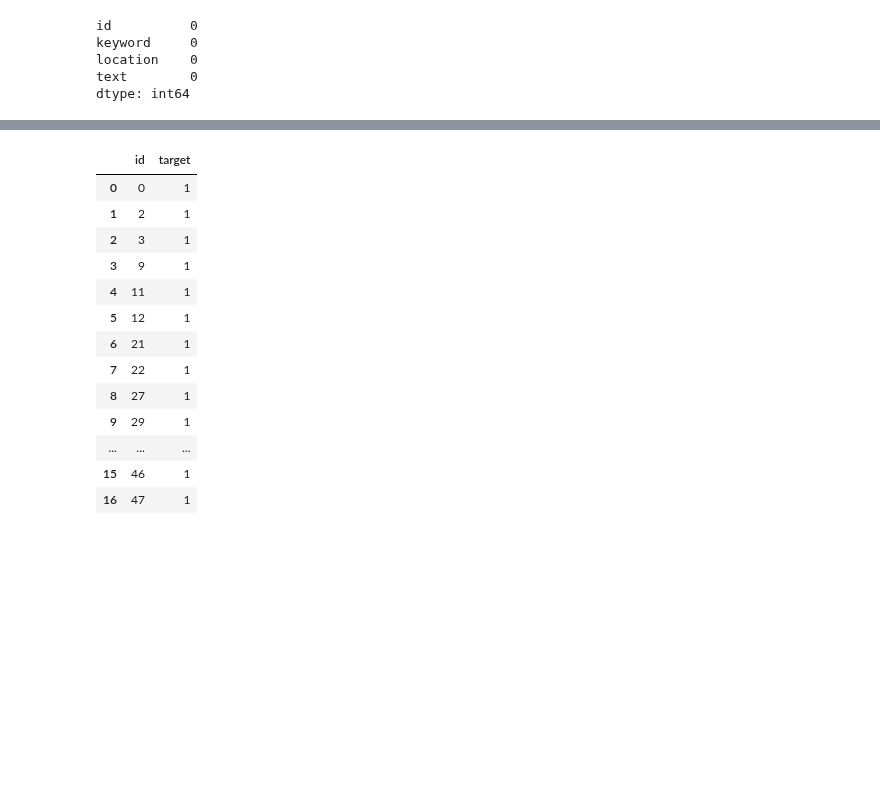
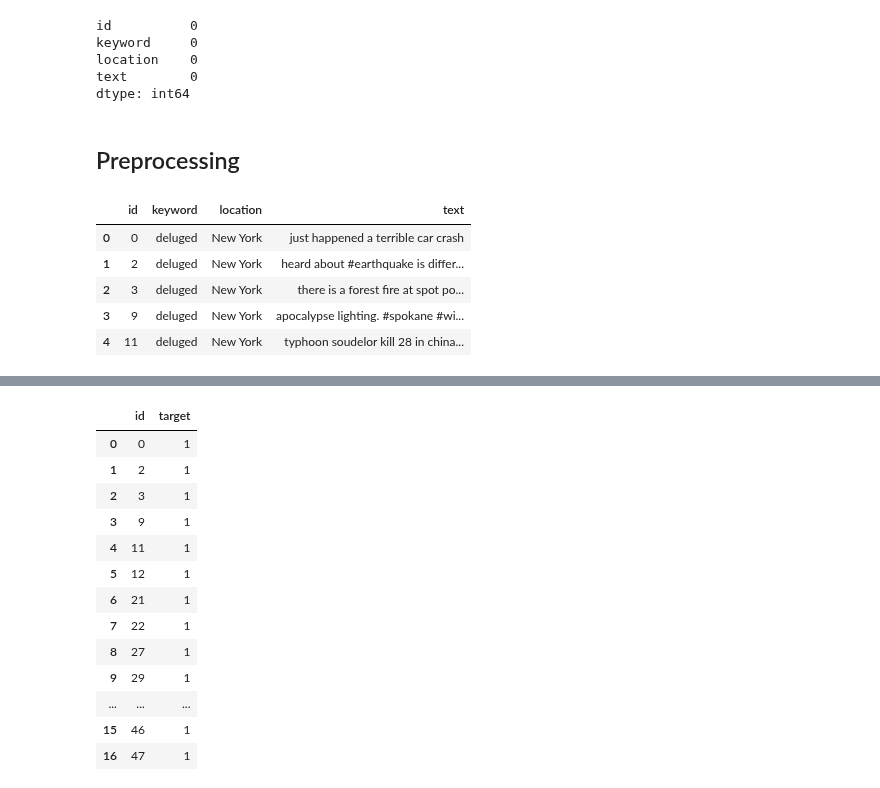
Before and after one commit to VishalyGinny/Data-Science-Projects, a Jupyter notebook: Natural-Language/NLP.ipynb, the cells around one changed output, grey strips where cells are left out. Drawn from its saved outputs; the diff is of its cells as text; code cells hidden in the pictures; blank space fills up the shorter version.

```diff
--- a/Natural-Language/NLP.ipynb
+++ b/Natural-Language/NLP.ipynb
@@ -192,3 +194,40 @@ x_train, x_test, y_train, y_test = train_test_split(df['text'], df['target'], te
 ## 6 Model
 # %% [markdown]
 ### 6.1 Creating the model
+# %%
+from sklearn.feature_extraction.text import CountVectorizer
+from sklearn.naive_bayes import MultinomialNB
+from sklearn.pipeline import make_pipeline
+from sklearn.model_selection import GridSearchCV
+from sklearn.preprocessing import StandardScaler
+from nltk.corpus import stopwords
+from nltk.stem import WordNetLemmatizer
+import nltk
+
+nltk.download('stopwords')
+nltk.download('wordnet')
+
+# Custom tokenizer and preprocessor for CountVectorizer
+def custom_preprocess(text):
+    tokens = text.lower().split()
+    tokens = [WordNetLemmatizer().lemmatize(token) for token in tokens]
+    return " ".join(tokens)
+
+# Improved pipeline with parameter tuning and text preprocessing
+param_grid = {
+    'countvectorizer__max_df': [0.7],
+    'countvectorizer__min_df': [10],
+    'countvectorizer__ngram_range': [(1, 2)],
+    'multinomialnb__alpha': [0.1, 0.01, 0.001]
+}
+
+text_clf = make_pipeline(
+    CountVectorizer(preprocessor=custom_preprocess, stop_words=stopwords.words('english')),
+    MultinomialNB()
+)
+
+grid_search = GridSearchCV(text_clf, param_grid, cv=5)
+grid_search.fit(x_train, y_train)
+
+# Make predictions with the improved model
+predictions = grid_search.predict(x_test)
@@ -322,3 +371,19 @@ def remove_stopwords(text):
+# %% [markdown]
+## Preprocessing
+# %%
+# preprocess the text data
+test['text'] = test['text'].str.lower()
+test['text'] = test['text'].str.replace('[^\w\s]','')
+test['text'] = test['text'].str.replace('\d+','')
+test['text'] = test['text'].apply(custom_preprocess)
+test.head()
+# %% [output]
+|  | id | keyword | location | text |
+| 0 | 0 | deluged | New York | just happened a terrible car crash |
+| 1 | 2 | deluged | New York | heard about #earthquake is differ... |
+| 2 | 3 | deluged | New York | there is a forest fire at spot po... |
+| 3 | 9 | deluged | New York | apocalypse lighting. #spokane #wi... |
+| 4 | 11 | deluged | New York | typhoon soudelor kill 28 in china... |
 # %%
 # use the model to predict the target
 test['target'] = clf.predict(test['text'])
```
Also changed, not shown: parts of 16 cells of this notebook.
